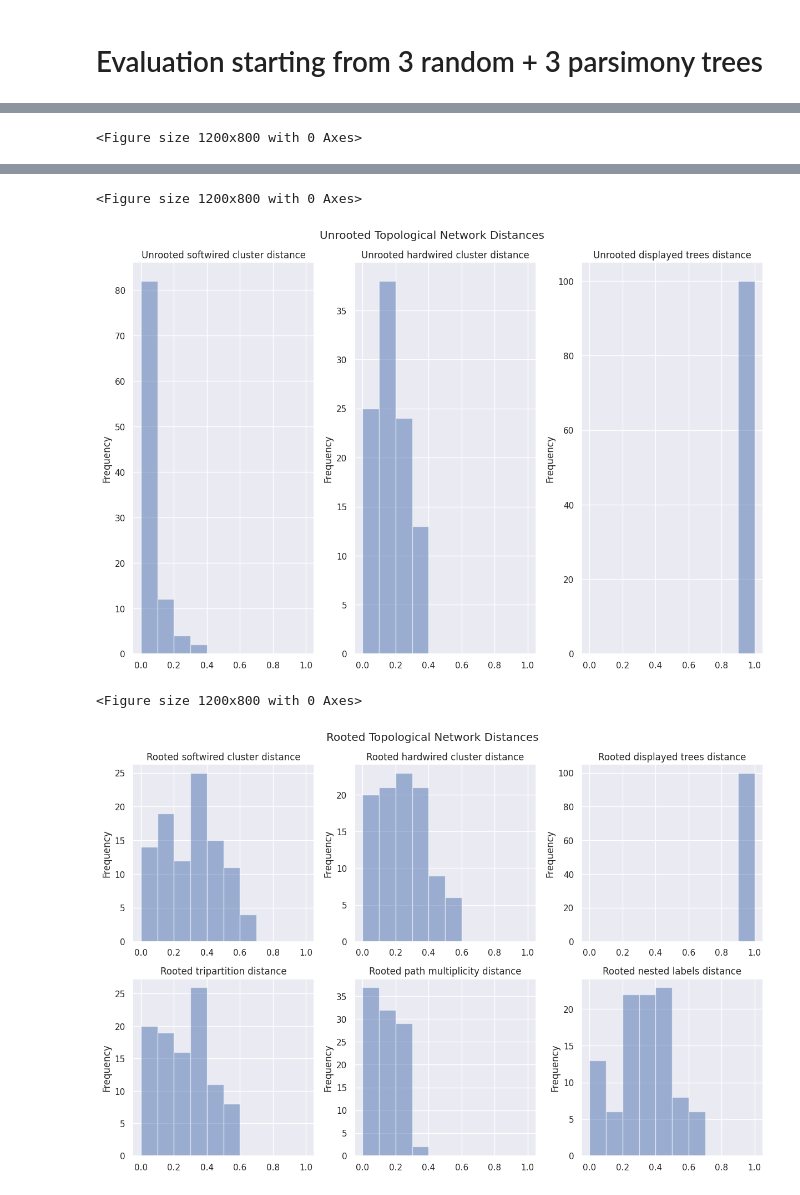
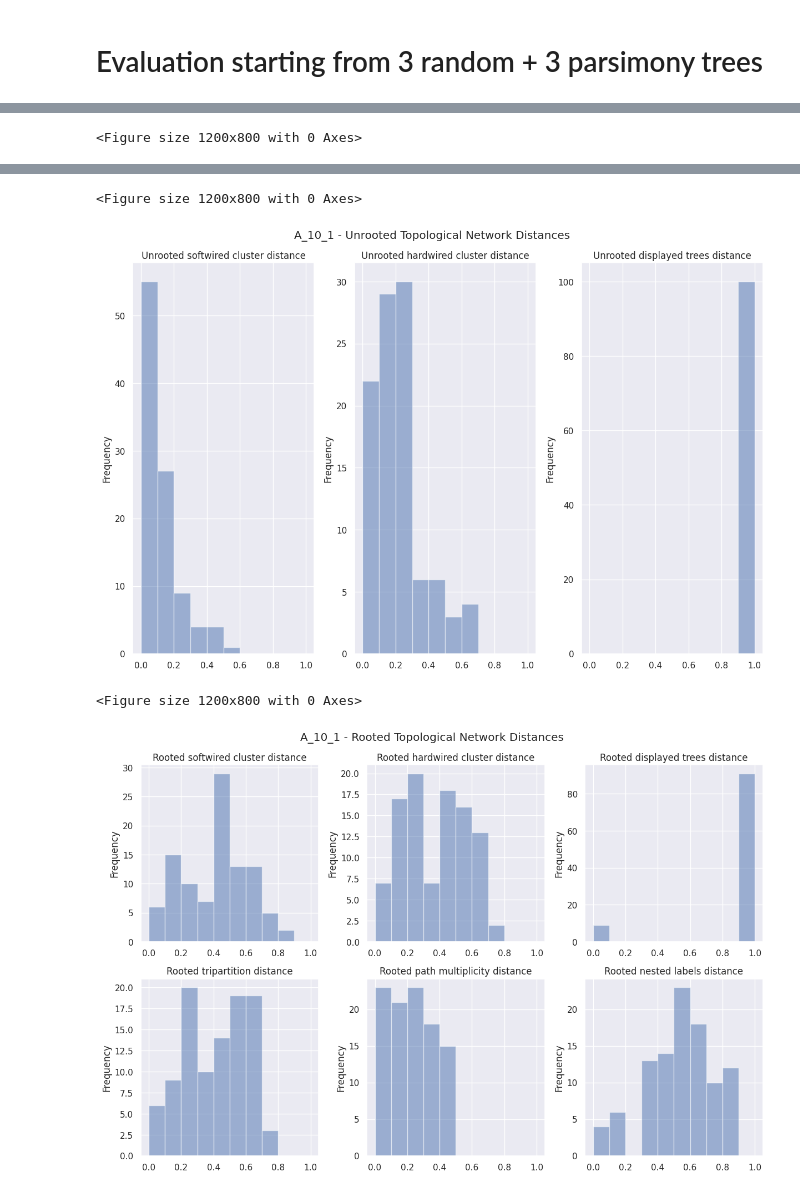
Before and after one commit to lutteropp/NetRAX, a Jupyter notebook: experiments/evaluation_for_paper/report_notebook.ipynb, the cells around one changed output, grey strips where cells are left out. Saved outputs shown, nothing was run; the diff lists cells and outputs as text; code cells hidden in the pictures.

```diff
--- a/experiments/evaluation_for_paper/report_notebook.ipynb
+++ b/experiments/evaluation_for_paper/report_notebook.ipynb
@@ -23,7 +23,7 @@ result_files = [
 ]
 #indices go from 0 to 10
 
-filename = result_files[1]
+filename = result_files[0]
 # %%
 print("This evaluation is for: " + filename)
 # %% [output]
@@ -93,7 +90,7 @@ else:
 df_random = df.query('start_type == "RANDOM"')
 
 if len(df_random) > 0:
-    show_plots(df_random)
+    show_plots(filename+"_random", df_random)
 else:
     print("No data found for StartType.RANDOM")
 # %% [output]
@@ -112,4 +109,4 @@ else:
 <Figure size 1200x800 with 0 Axes>
-[figure, old version]
+[figure, new version]
 <Figure size 1200x800 with 0 Axes>
-[figure, old version]
+[figure, new version]
```
Also changed, not shown: parts of 5 cells of this notebook, 1 other file.
